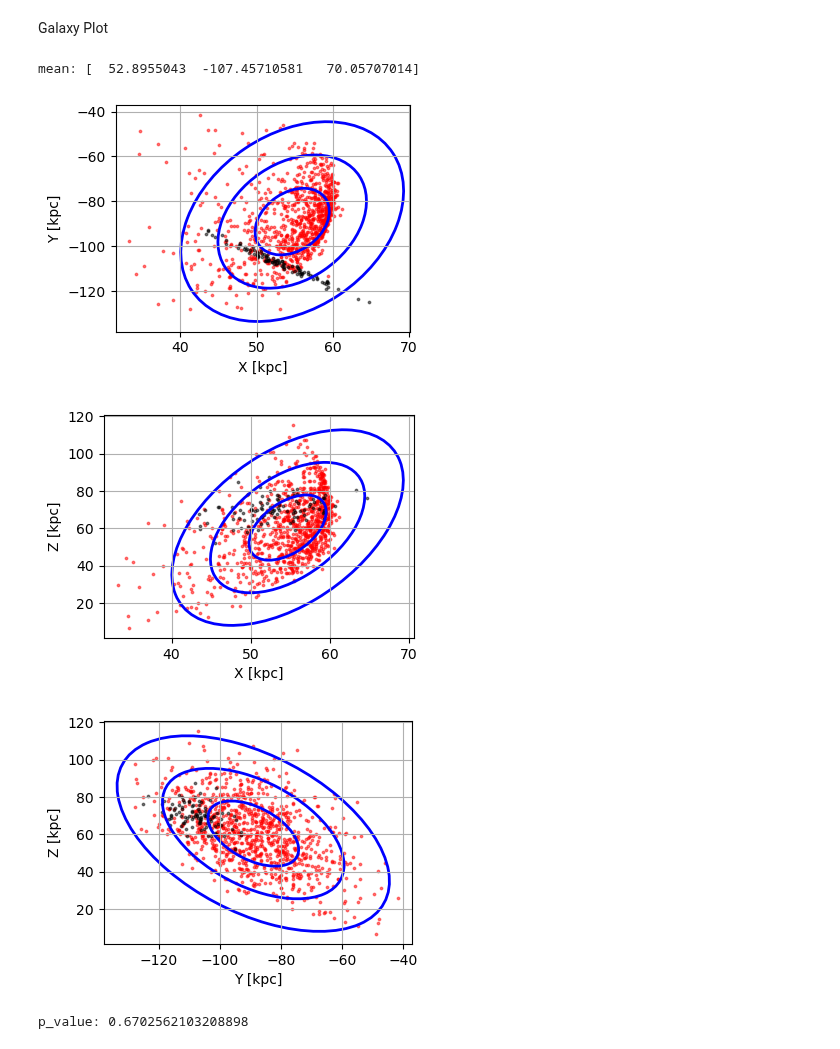
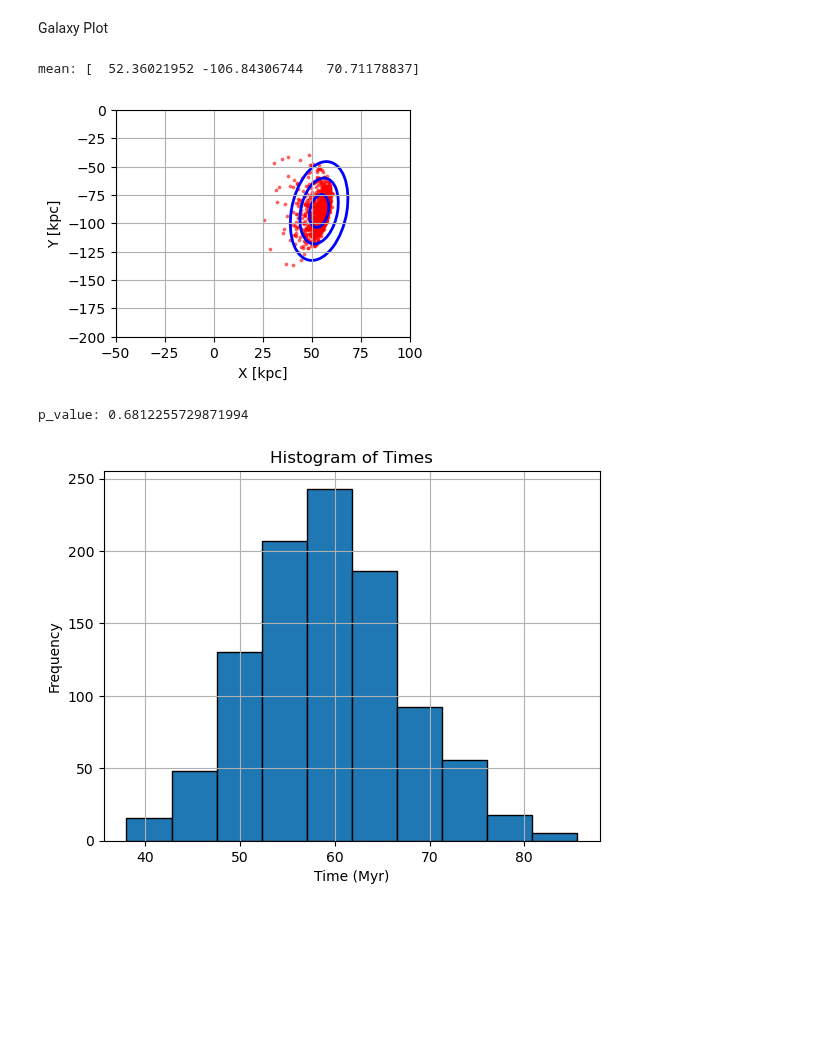
Before and after one commit to HaydenTedrake/HPV_project, a Jupyter notebook: Results/Forecast/foreHydraII+HVS14.ipynb, the cells around one changed output. Drawn from its saved outputs; the diff is of its cells as text; code cells hidden in the pictures; blank space fills up the shorter version.

```diff
--- a/Results/Forecast/foreHydraII+HVS14.ipynb
+++ b/Results/Forecast/foreHydraII+HVS14.ipynb
@@ -48,7 +48,7 @@ def calculate_orbits(dict, ics, num_steps):
 
     return orbits
 
-def plot_ellipse(x_vals, y_vals, plane="XY", x2=None, y2=None):
+def plot_ellipse(x_vals, y_vals, plane="XY"):
     pos = np.column_stack((x_vals, y_vals))
     mean = np.mean(pos, axis=0)
     cov = np.cov(pos, rowvar=False)
@@ -61,8 +61,6 @@ def plot_ellipse(x_vals, y_vals, plane="XY", x2=None, y2=None):
 
     fig, ax = plt.subplots(figsize=(4, 3))
     ax.scatter(x_vals, y_vals, s=3, color='red', alpha=0.5)
-    if x2 is not None and y2 is not None:
-        ax.scatter(x2, y2, s=3, color='black', alpha=0.5)
 
     # Confidence levels: 1σ (68%), 2σ (95%), 3σ (99.7%)
     for nsig in [1, 2, 3]:
@@ -75,6 +73,9 @@ def plot_ellipse(x_vals, y_vals, plane="XY", x2=None, y2=None):
     ax.set_ylabel(f"{plane[1]} [kpc]")
     ax.grid(True)
     plt.tight_layout()
+    plt.xlim(-50, 100)
+    plt.ylim(-200, 0)
+    plt.savefig('foreHydraII.png')
     plt.show()
 
 def distance_mw(num_steps, ics):
@@ -82,7 +83,7 @@ def distance_mw(num_steps, ics):
     final_z = orbit[-1].pos.xyz.to(u.kpc).value[2]
     return abs(final_z)
 
-def plot_closest(dict, ics, function, mw=False, target=[0,0,0], dwarf_points=None):
+def plot_closest(dict, ics, function, mw=False, target=[0,0,0]):
     ics_list = sample(dict, ics, 1000)
 
     k=3
@@ -113,18 +114,9 @@ def plot_closest(dict, ics, function, mw=False, target=[0,0,0], dwarf_points=Non
         y = points[:, 1]
         z = points[:, 2]
 
-        if dwarf_points is not None:
-            xd = dwarf_points[:, 0]
-            yd = dwarf_points[:, 1]
-            zd = dwarf_points[:, 2]
-
-            plot_ellipse(x, y, "XY", xd, yd)
-            plot_ellipse(x, z, "XZ", xd, zd)
-            plot_ellipse(y, z, "YZ", yd, zd)
-        else:
-            plot_ellipse(x, y, "XY")
-            plot_ellipse(x, z, "XZ")
-            plot_ellipse(y, z, "YZ")
+        plot_ellipse(x, y, "XY")
+        # plot_ellipse(x, z, "XZ")
+        # plot_ellipse(y, z, "YZ")
 
     # mahalanobis distance
     target = np.array(target)
@@ -211,35 +200,34 @@ Galaxy Plot
 # %%
 min = 704
 
 dwarf_orbits = calculate_orbits(dwarf_dict, dwarf_ics, min)
 dwarf_points = []
 for orbit in dwarf_orbits:
     final_pos = orbit[-1].pos.xyz.to(u.kpc).value[:3]
     dwarf_points.append(final_pos)
 dwarf_points = np.array(dwarf_points)
 mean = np.mean(dwarf_points, axis=0)
 
 print(f"mean: {mean}")
 
 def distance_dwarf(num_steps, ics):
     orbit = pot.integrate_orbit(ics, dt=-0.1*u.Myr, n_steps=num_steps)
     final_pos = orbit[-1].pos.xyz.to(u.kpc).value[:3]
     distance = np.linalg.norm(final_pos - mean)
     return distance
 
-p_value, times = plot_closest(dict, hvs_ics, distance_dwarf, target=mean, dwarf_points=dwarf_points)
+p_value, times = plot_closest(dict, hvs_ics, distance_dwarf, target=mean)
 print(f"p_value: {p_value}")
 
 # Plot histogram
 plt.hist(times, bins=10, edgecolor='black')
 plt.xlabel('Time (Myr)')
 plt.ylabel('Frequency')
 plt.title('Histogram of Times')
 plt.grid(True)
 plt.show()
 # %% [output]
-mean: [  52.8955043  -107.45710581   70.05707014]
+mean: [  52.36021952 -106.84306744   70.71178837]
-[figure, old version]
+[figure, new version]
+p_value: 0.6812255729871994
-[figure, old version]
+[figure, new version]
-[figure, removed]
-p_value: 0.6702562103208898
```
Also changed, not shown: parts of 2 cells of this notebook, 12 other files.
